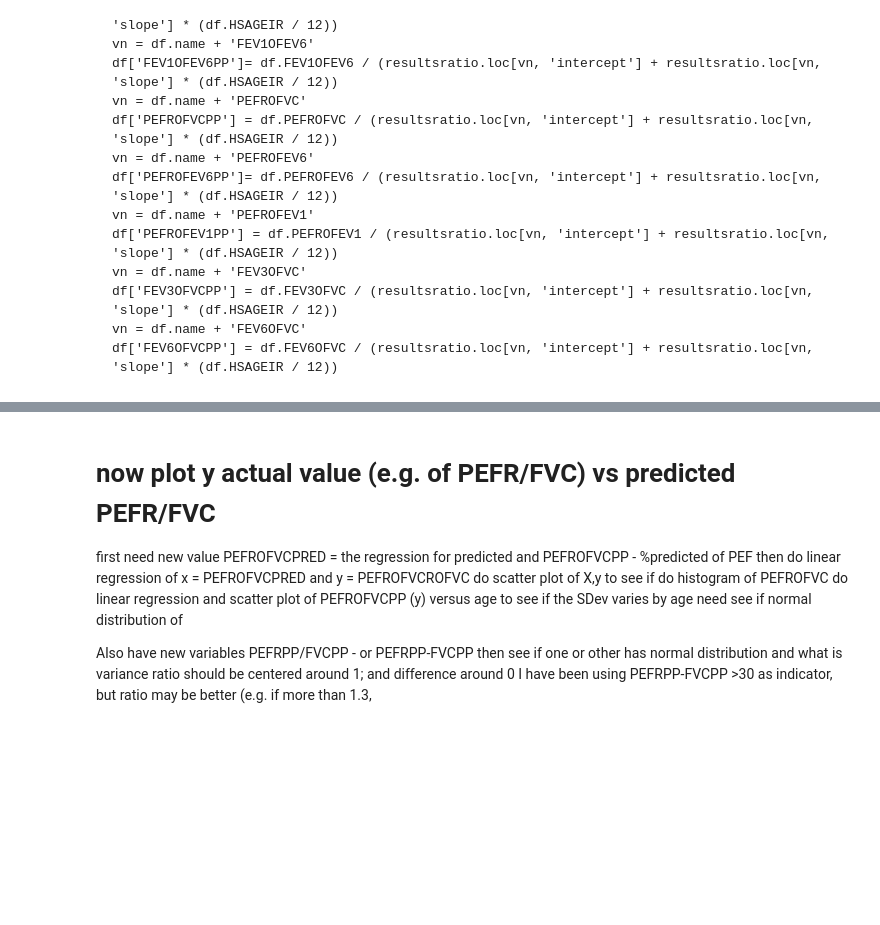
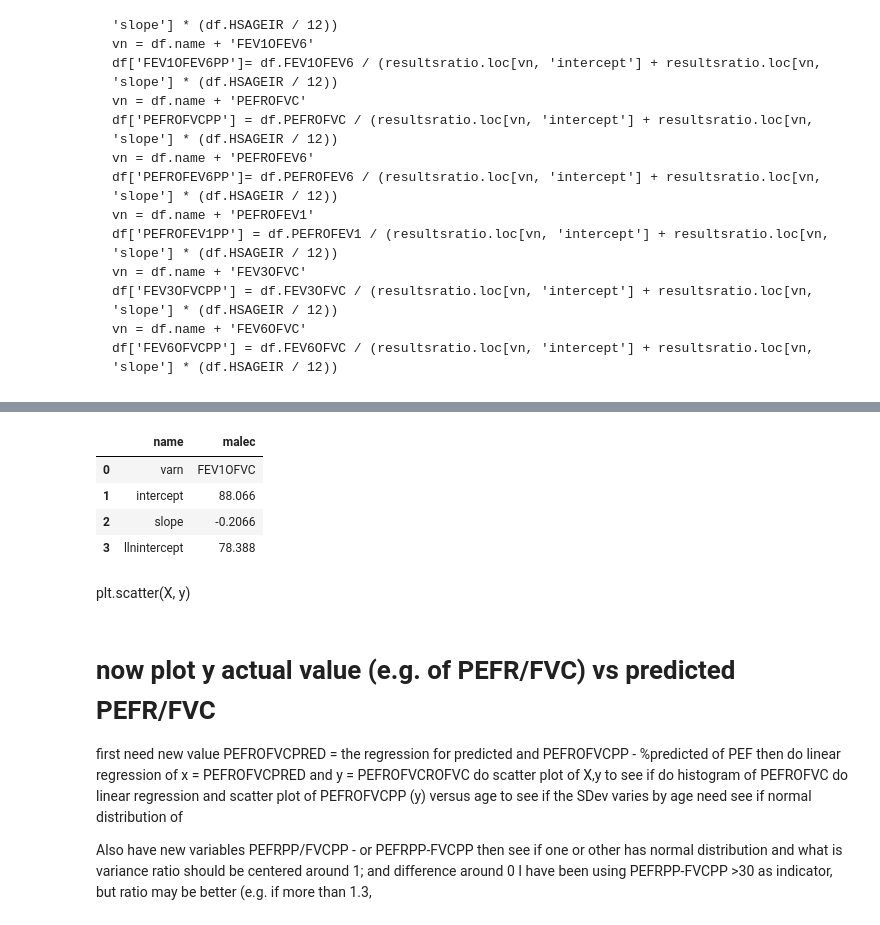
Before and after one commit to climatebrad/nhanes, a Jupyter notebook: nhanes.doug-Copy1.ipynb, the cells around one changed output, grey strips where cells are left out. Cells and saved outputs as stored; diff of their text form; code cells hidden in the pictures; blank space fills up the shorter version.

Commit message:
start hankinson dataframes

```diff
--- a/nhanes.doug-Copy1.ipynb
+++ b/nhanes.doug-Copy1.ipynb
@@ -2528,3 +2275,17 @@ plt.scatter(X, y)
+# %%
+hresultsratio = pd.DataFrame({'name': ['varn','intercept','slope','llnintercept'],
+                             'malec':['FEV1OFEV6',87.340,-0.1382,78.372],
+                             'malec':['FEV1OFVC', 88.066,-.2066,78.388]})
+# %%
+hresultsratio.head()
+# %% [output]
+|  | name | malec |
+| 0 | varn | FEV1OFVC |
+| 1 | intercept | 88.066 |
+| 2 | slope | -0.2066 |
+| 3 | llnintercept | 78.388 |
+# %% [markdown]
+plt.scatter(X, y)
 # %%
 from scipy import stats
 # %% [markdown]
```
Also changed, not shown: parts of 101 cells of this notebook.
